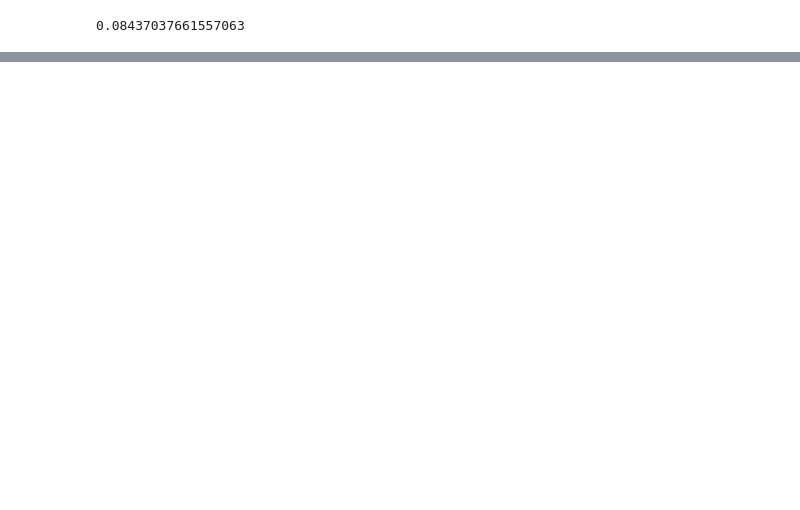
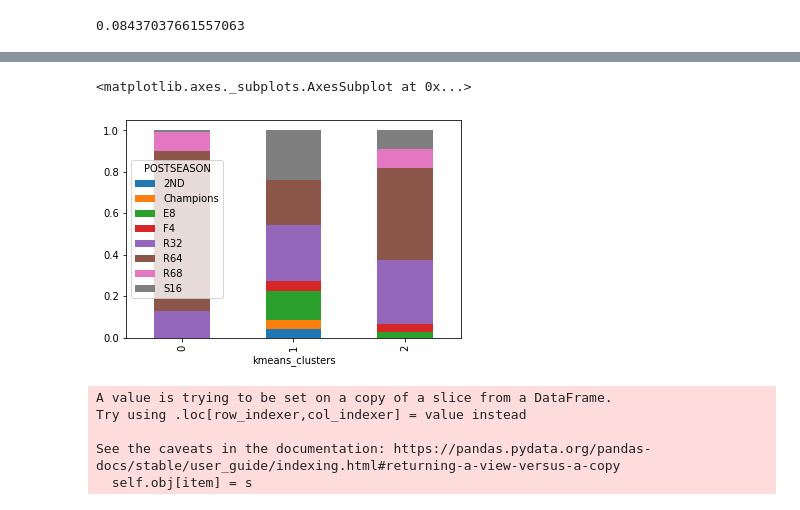
Before and after one commit to llillard99/LinearReg, a Jupyter notebook: Sports_Data_Set.ipynb, the cells around one changed output, grey strips where cells are left out. Drawn from its saved outputs; the diff is of its cells as text; code cells hidden in the pictures; blank space fills up the shorter version.

```diff
--- a/Sports_Data_Set.ipynb
+++ b/Sports_Data_Set.ipynb
@@ -137,3 +111,10 @@ np.sqrt(mean_squared_error(df['Win%'],df['prediction']))
 0.08437037661557063
 # %%
 df = df.loc[~df['POSTSEASON'].isnull()]
+# %%
+from sklearn.cluster import KMeans
+
+X = df[['BARTHAG','FTR_Ratio_scaled','Win%_scaled', 'ADJOE_scaled', 'SEED']]
+
+kmeans = KMeans(n_clusters = 3)
+df['kmeans_clusters'] = kmeans.fit_predict(X)
@@ -139,0 +126,12 @@ df = df.loc[~df['POSTSEASON'].isnull()]
+# %%
+from sklearn.neighbors import KNeighborsClassifier
+
+KNN = KNeighborsClassifier(n_neighbors=5)
+
+X = df[['BARTHAG_scaled', 'FTR_Ratio_scaled', 'ADJOE_scaled','Win%_scaled', 'kmeans_clusters']]
+y = df['POSTSEASON']
+
+KNN.fit(X, y)
+
+df['prediction2'] = KNN.predict(X)
+df[['POSTSEASON','prediction2']].sample(20)
@@ -139,0 +282,5 @@ df = df.loc[~df['POSTSEASON'].isnull()]
+# %%
+pd.crosstab(df.kmeans_clusters, df.POSTSEASON).apply(lambda r: r/r.sum(), axis=1).plot.bar(stacked=True)
+# %% [output]
+<matplotlib.axes._subplots.AxesSubplot at 0x...>
+[figure, added]
@@ -139,0 +294,41 @@ df = df.loc[~df['POSTSEASON'].isnull()]
+# %%
+for i in (df2017['TEAM'].unique()):
+  temp = df2016.loc[df2016.TEAM == i]
+  if len(temp) == 0:
+   df.loc[(df['TEAM'] == i) & (df['YEAR'] == 2017), 'LASTYEARPERF'] = 'NotInTourney'
+  else:
+   df.loc[(df['TEAM'] == i) & (df['YEAR'] == 2017), 'LASTYEARPERF'] = temp['POSTSEASON'].iloc[0]
+
+for i in (df2016['TEAM'].unique()):
+  temp = df2015.loc[df2015.TEAM == i]
+  if len(temp) == 0:
+   df.loc[(df['TEAM'] == i) & (df['YEAR'] == 2016), 'LASTYEARPERF'] = 'NotInTourney'
+  else:
+   df.loc[(df['TEAM'] == i) & (df['YEAR'] == 2016), 'LASTYEARPERF'] = temp['POSTSEASON'].iloc[0]
+
+for i in (df2018['TEAM'].unique()):
+  temp = df2017.loc[df2017.TEAM == i]
+  if len(temp) == 0:
+   df.loc[(df['TEAM'] == i) & (df['YEAR'] == 2018), 'LASTYEARPERF'] = 'NotInTourney'
+  else:
+   df.loc[(df['TEAM'] == i) & (df['YEAR'] == 2018), 'LASTYEARPERF'] = temp['POSTSEASON'].iloc[0]
+
+for i in (df2019['TEAM'].unique()):
+  temp = df2018.loc[df2018.TEAM == i]
+  if len(temp) == 0:
+   df.loc[(df['TEAM'] == i) & (df['YEAR'] == 2019), 'LASTYEARPERF'] = 'NotInTourney'
+  else:
+   df.loc[(df['TEAM'] == i) & (df['YEAR'] == 2019), 'LASTYEARPERF'] = temp['POSTSEASON'].iloc[0]
+
+for i in (df2015['TEAM'].unique()):
+  temp = df2014.loc[df2014.TEAM == i]
+  if len(temp) == 0:
+   df.loc[(df['TEAM'] == i) & (df['YEAR'] == 2015), 'LASTYEARPERF'] = 'NotInTourney'
+  else:
+   df.loc[(df['TEAM'] == i) & (df['YEAR'] == 2015), 'LASTYEARPERF'] = temp['POSTSEASON'].iloc[0]
+# %% [output]
+A value is trying to be set on a copy of a slice from a DataFrame.
+Try using .loc[row_indexer,col_indexer] = value instead
+
+See the caveats in the documentation: https://pandas.pydata.org/pandas-docs/stable/user_guide/indexing.html#returning-a-view-versus-a-copy
+  self.obj[item] = s
```
Also changed, not shown: parts of 24 cells of this notebook.
